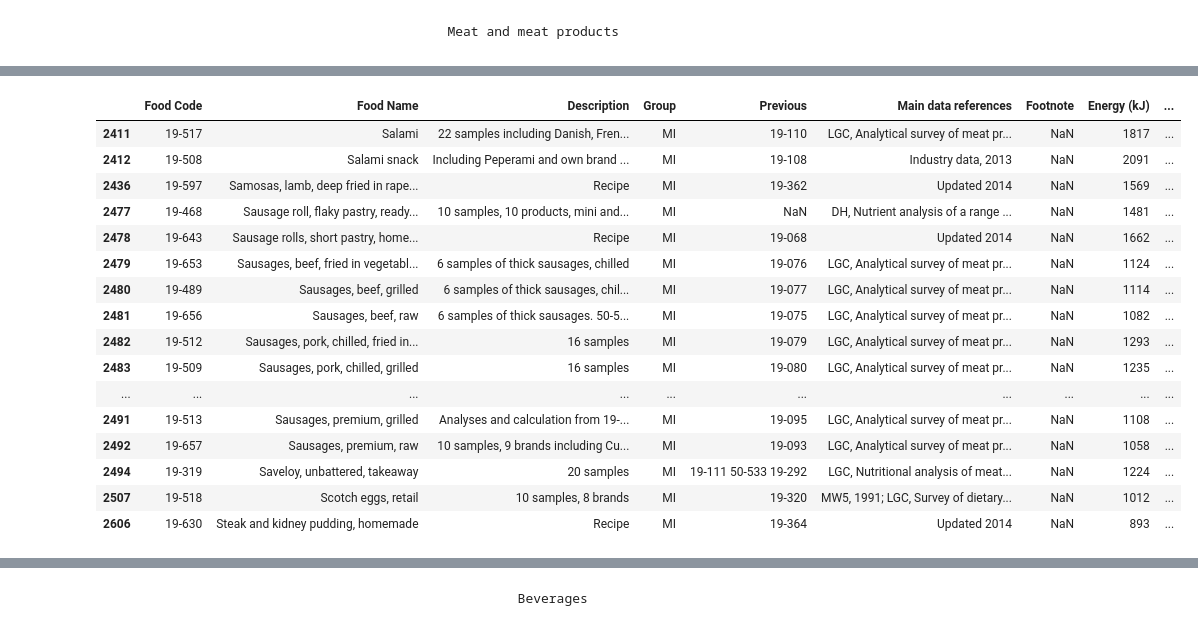
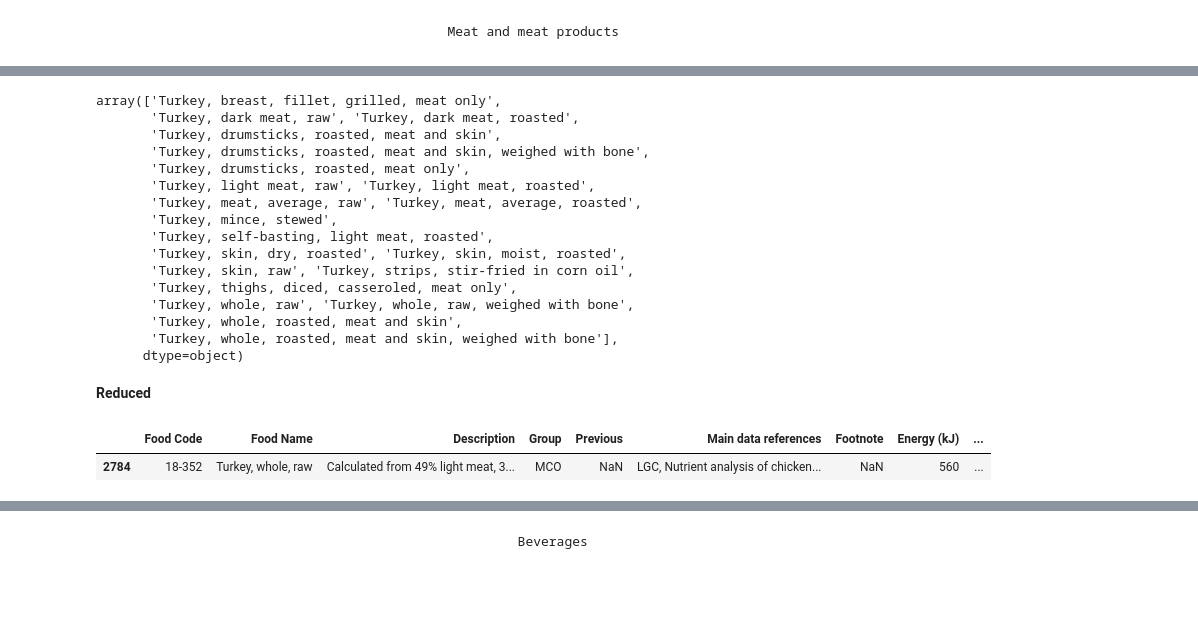
Before and after one commit to elliotkarikari/Product_Weight_Project, a Jupyter notebook: Jupter_notebooks/Reduction, Products that start with T.ipynb, the cells around one changed output, grey strips where cells are left out. Saved outputs shown, nothing was run; the diff lists cells and outputs as text; code cells hidden in the pictures; blank space fills up the shorter version.

Commit message:
reduced T

```diff
--- a/Jupter_notebooks/Reduction, Products that start with T.ipynb
+++ b/Jupter_notebooks/Reduction, Products that start with T.ipynb
@@ -601,0 +382,3 @@ Removed MG - Offal
+# %%
+mco = prod_t.loc[prod_t['Group']== 'MCO']
+mco
@@ -602,21 +403,29 @@ Removed MG - Offal
+# %%
+mco['Food Name'].unique()
+# %% [output]
+array(['Turkey, breast, fillet, grilled, meat only',
+       'Turkey, dark meat, raw', 'Turkey, dark meat, roasted',
+       'Turkey, drumsticks, roasted, meat and skin',
+       'Turkey, drumsticks, roasted, meat and skin, weighed with bone',
+       'Turkey, drumsticks, roasted, meat only',
+       'Turkey, light meat, raw', 'Turkey, light meat, roasted',
+       'Turkey, meat, average, raw', 'Turkey, meat, average, roasted',
+       'Turkey, mince, stewed',
+       'Turkey, self-basting, light meat, roasted',
+       'Turkey, skin, dry, roasted', 'Turkey, skin, moist, roasted',
+       'Turkey, skin, raw', 'Turkey, strips, stir-fried in corn oil',
+       'Turkey, thighs, diced, casseroled, meat only',
+       'Turkey, whole, raw', 'Turkey, whole, raw, weighed with bone',
+       'Turkey, whole, roasted, meat and skin',
+       'Turkey, whole, roasted, meat and skin, weighed with bone'],
+      dtype=object)
+# %% [markdown]
+**Reduced**
+# %%
+priority_mco = ['Turkey, whole, raw']
 # %%
-mi = prod_s.loc[prod_s['Group']== 'MI']
-mi
+filt_mco = mco[mco['Food Name'].isin(priority_mco)]
+filt_mco
 # %% [output]
 |  | Food Code | Food Name | Description | Group | Previous | Main data references | Footnote | Energy (kJ) | ... |
-| 2411 | 19-517 | Salami | 22 samples including Danish, Fren... | MI | 19-110 | LGC, Analytical survey of meat pr... | NaN | 1817 | ... |
-| 2412 | 19-508 | Salami snack | Including Peperami and own brand ... | MI | 19-108 | Industry data, 2013 | NaN | 2091 | ... |
-| 2436 | 19-597 | Samosas, lamb, deep fried in rape... | Recipe | MI | 19-362 | Updated 2014 | NaN | 1569 | ... |
-| 2477 | 19-468 | Sausage roll, flaky pastry, ready... | 10 samples, 10 products, mini and... | MI | NaN | DH, Nutrient analysis of a range ... | NaN | 1481 | ... |
-| 2478 | 19-643 | Sausage rolls, short pastry, home... | Recipe | MI | 19-068 | Updated 2014 | NaN | 1662 | ... |
-| 2479 | 19-653 | Sausages, beef, fried in vegetabl... | 6 samples of thick sausages, chilled | MI | 19-076 | LGC, Analytical survey of meat pr... | NaN | 1124 | ... |
-| 2480 | 19-489 | Sausages, beef, grilled | 6 samples of thick sausages, chil... | MI | 19-077 | LGC, Analytical survey of meat pr... | NaN | 1114 | ... |
-| 2481 | 19-656 | Sausages, beef, raw | 6 samples of thick sausages. 50-5... | MI | 19-075 | LGC, Analytical survey of meat pr... | NaN | 1082 | ... |
-| 2482 | 19-512 | Sausages, pork, chilled, fried in... | 16 samples | MI | 19-079 | LGC, Analytical survey of meat pr... | NaN | 1293 | ... |
-| 2483 | 19-509 | Sausages, pork, chilled, grilled | 16 samples | MI | 19-080 | LGC, Analytical survey of meat pr... | NaN | 1235 | ... |
-| ... | ... | ... | ... | ... | ... | ... | ... | ... | ... |
-| 2491 | 19-513 | Sausages, premium, grilled | Analyses and calculation from 19-... | MI | 19-095 | LGC, Analytical survey of meat pr... | NaN | 1108 | ... |
-| 2492 | 19-657 | Sausages, premium, raw | 10 samples, 9 brands including Cu... | MI | 19-093 | LGC, Analytical survey of meat pr... | NaN | 1058 | ... |
-| 2494 | 19-319 | Saveloy, unbattered, takeaway | 20 samples | MI | 19-111 50-533 19-292 | LGC, Nutritional analysis of meat... | NaN | 1224 | ... |
-| 2507 | 19-518 | Scotch eggs, retail | 10 samples, 8 brands | MI | 19-320 | MW5, 1991; LGC, Survey of dietary... | NaN | 1012 | ... |
-| 2606 | 19-630 | Steak and kidney pudding, homemade | Recipe | MI | 19-364 | Updated 2014 | NaN | 893 | ... |
+| 2784 | 18-352 | Turkey, whole, raw | Calculated from 49% light meat, 3... | MCO | NaN | LGC, Nutrient analysis of chicken... | NaN | 560 | ... |
```
Also changed, not shown: parts of 210 cells of this notebook.
